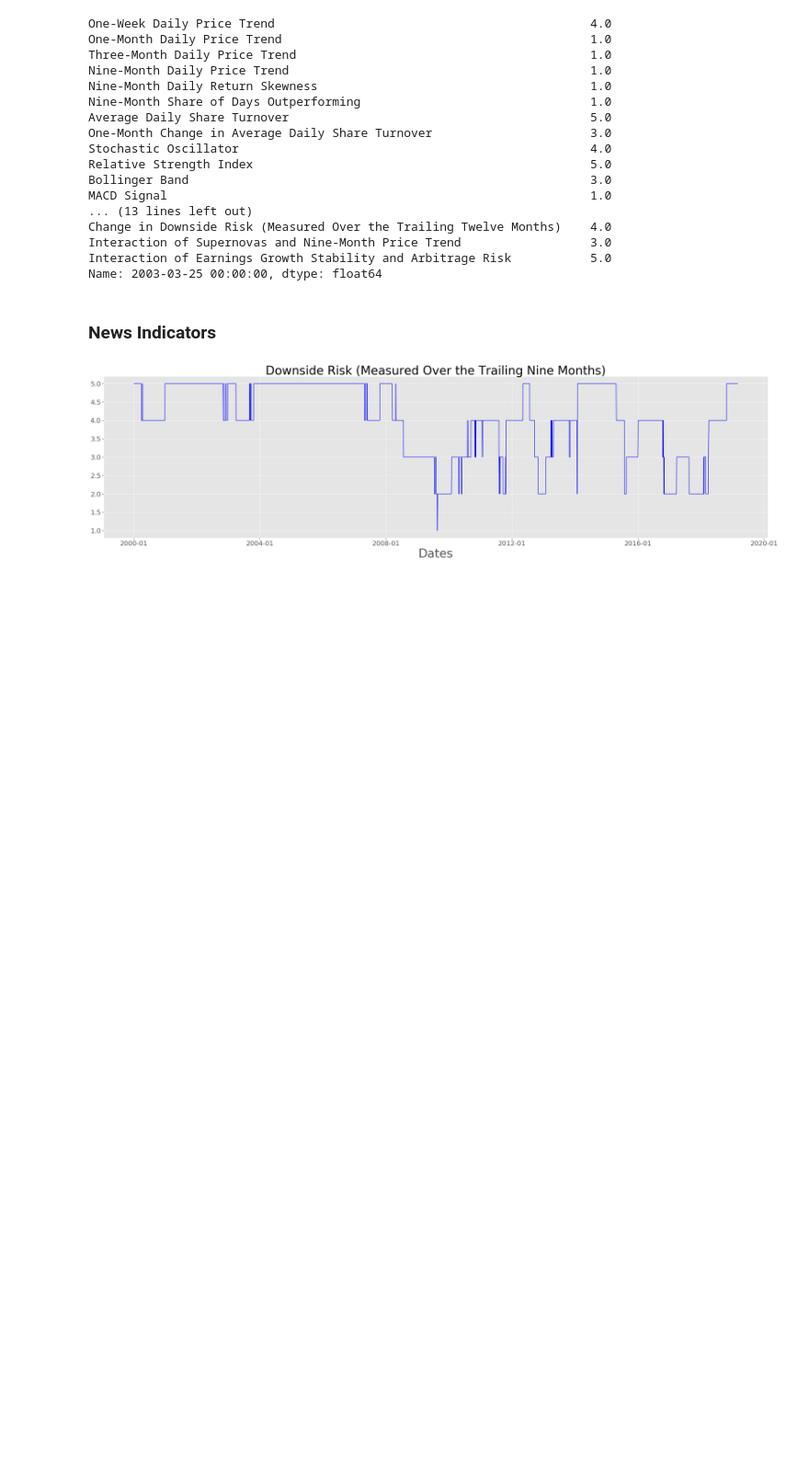
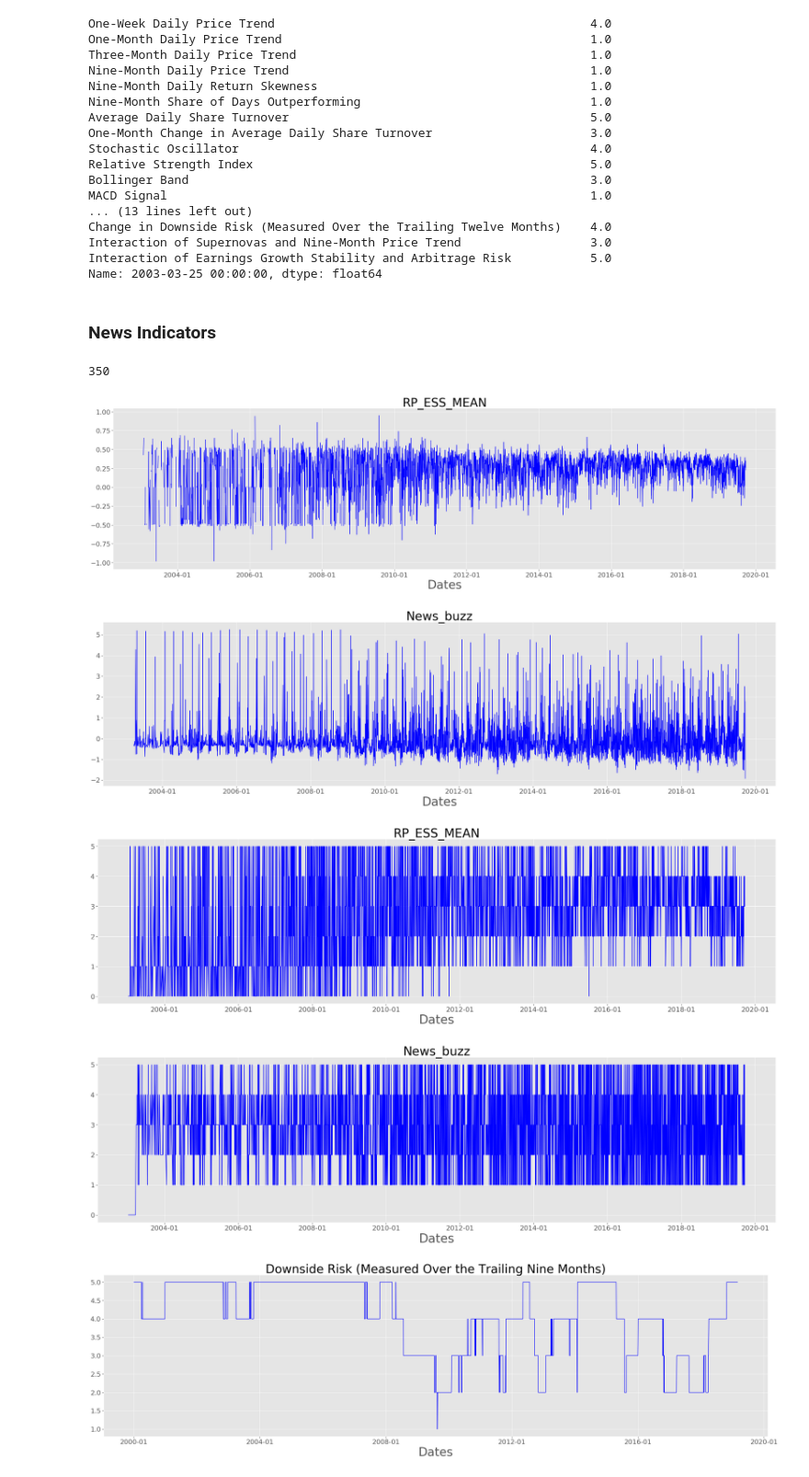
Before and after one commit to bondxue/FRE-7871-News-Analytics-and-Machine-Learning, a Jupyter notebook: News-Based-Trading-Strategy-Project/AMZN_NLPTest.ipynb, the cells around one changed output. Shown at 92% size. Drawn from its saved outputs; the diff is of its cells as text; code cells hidden in the pictures; blank space fills up the shorter version.

```diff
--- a/News-Based-Trading-Strategy-Project/AMZN_NLPTest.ipynb
+++ b/News-Based-Trading-Strategy-Project/AMZN_NLPTest.ipynb
@@ -231,31 +231,37 @@ Name: 2003-03-25 00:00:00, dtype: float64
 # %% [markdown]
 ### News Indicators
 # %%
-# news_factor = pd.read_csv('tech_factor_data/Newsindicators_part1.csv')
-# news_factor.head()
+news_factor = pd.read_csv('tech_factor_data/Newsindicators_part1.csv')
+news_factor.head()
 
-# print(news_factor['RP_ESS_MEAN'].isna().sum())
+print(news_factor['RP_ESS_MEAN'].isna().sum())
 
-# news_factor['nextMktCl'] = news_factor['nextMktCl'].apply(lambda x:datetime.datetime.strptime(x, '%Y-%m-%d %H:%M:%S').date())
+news_factor['nextMktCl'] = news_factor['nextMktCl'].apply(lambda x:datetime.datetime.strptime(x, '%Y-%m-%d %H:%M:%S').date())
 
 # news_factor['RP_ESS_MEAN'] = news_factor['RP_ESS_MEAN'].interpolate(method='nearest')
 # news_factor['News_buzz'] = news_factor['News_buzz'].interpolate(method='nearest')
 # news_factor = news_factor.dropna(how='any')
 
 
-# news_factor = news_factor.set_index('nextMktCl')
-# news_factor.index.name = 'Date'
-# plot_one_column(news_factor,'RP_ESS_MEAN')
-# plot_one_column(news_factor,'News_buzz')
+news_factor = news_factor.set_index('nextMktCl')
+news_factor.index.name = 'Date'
+plot_one_column(news_factor,'RP_ESS_MEAN')
+plot_one_column(news_factor,'News_buzz')
 
-# news_factor['RP_ESS_MEAN'] = pd.qcut(news_factor['RP_ESS_MEAN'].values, 5).codes + 1
-# news_factor['News_buzz'] = pd.qcut(news_factor['News_buzz'].values, 5).codes + 1
+news_factor['RP_ESS_MEAN'] = pd.qcut(news_factor['RP_ESS_MEAN'].values, 5).codes + 1
+news_factor['News_buzz'] = pd.qcut(news_factor['News_buzz'].values, 5).codes + 1
 
-# plot_one_column(news_factor,'RP_ESS_MEAN')
-# plot_one_column(news_factor,'News_buzz')
+plot_one_column(news_factor,'RP_ESS_MEAN')
+plot_one_column(news_factor,'News_buzz')
 
 # AMZN_tech_news_factor_df = pd.concat([AMZN_tech_factor_df,news_factor], axis=1, join='inner')
 # AMZN_tech_news_factor_df.head()
+# %% [output]
+350
+[figure, added]
+[figure, added]
+[figure, added]
+[figure, added]
 # %%
 plot_one_column(AMZN_tech_factor_df,'Downside Risk (Measured Over the Trailing Nine Months)')
 # %% [output]
```
Also changed, not shown: parts of 1 cell of this notebook.
